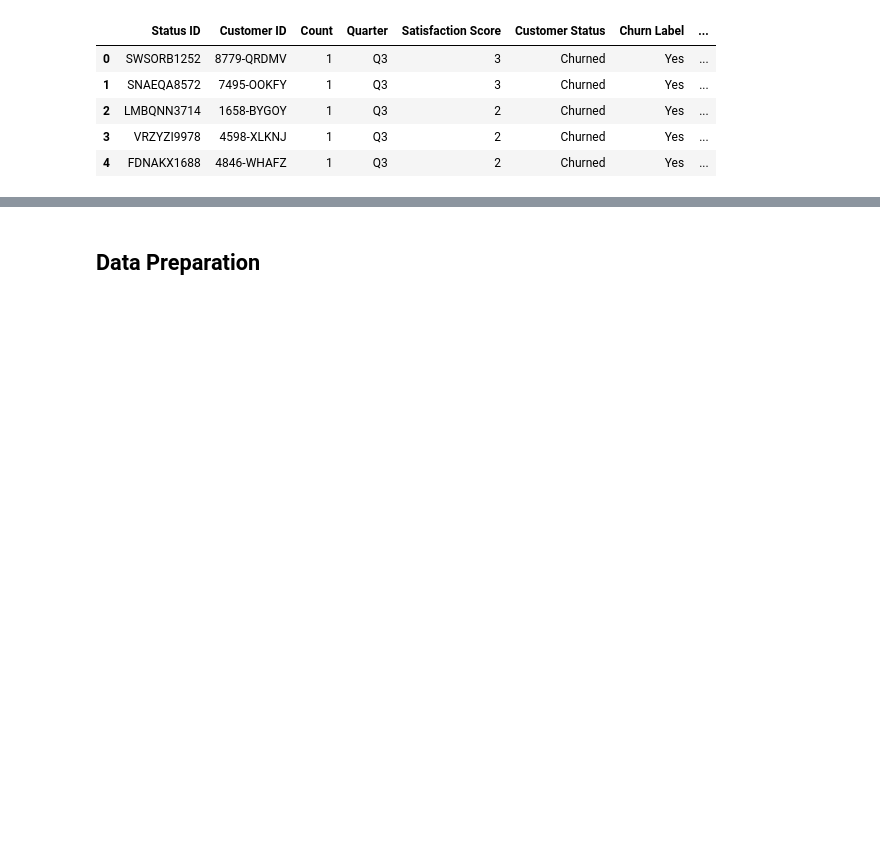
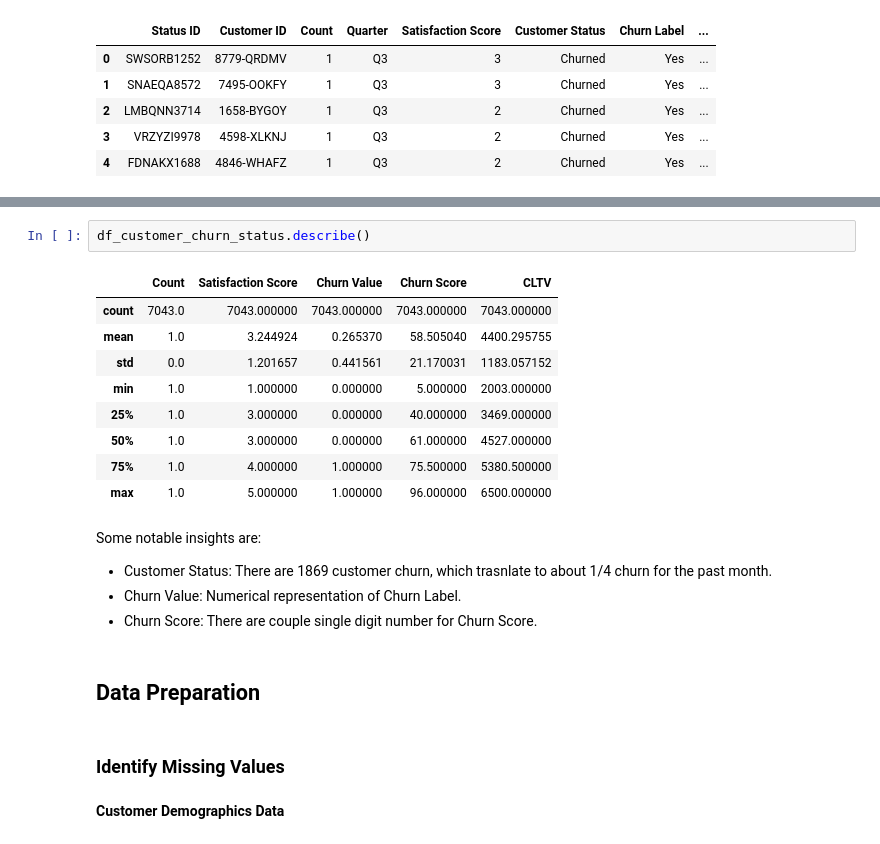
Before and after one commit to Jacky-Lam-CY/PROG74010-DataProject, a Jupyter notebook: PROG74010-DataProject.ipynb, the cells around one changed output, grey strips where cells are left out. Drawn from its saved outputs; the diff is of its cells as text; blank space fills up the shorter version.

```diff
--- a/PROG74010-DataProject.ipynb
+++ b/PROG74010-DataProject.ipynb
@@ -69,2 +270,23 @@ The purpose of this project is to use data visualization techniques learned in c
+# %%
+df_customer_churn_status.describe()
+# %% [output]
+|  | Count | Satisfaction Score | Churn Value | Churn Score | CLTV |
+| count | 7043.0 | 7043.000000 | 7043.000000 | 7043.000000 | 7043.000000 |
+| mean | 1.0 | 3.244924 | 0.265370 | 58.505040 | 4400.295755 |
+| std | 0.0 | 1.201657 | 0.441561 | 21.170031 | 1183.057152 |
+| min | 1.0 | 1.000000 | 0.000000 | 5.000000 | 2003.000000 |
+| 25% | 1.0 | 3.000000 | 0.000000 | 40.000000 | 3469.000000 |
+| 50% | 1.0 | 3.000000 | 0.000000 | 61.000000 | 4527.000000 |
+| 75% | 1.0 | 4.000000 | 1.000000 | 75.500000 | 5380.500000 |
+| max | 1.0 | 5.000000 | 1.000000 | 96.000000 | 6500.000000 |
+# %% [markdown]
+Some notable insights are:
+- Customer Status: There are 1869 customer churn, which trasnlate to about 1/4 churn for the past month.
+- Churn Value: Numerical representation of Churn Label.
+- Churn Score: There are couple single digit number for Churn Score.
 # %% [markdown]
 ## Data Preparation
+# %% [markdown]
+### Identify Missing Values
+# %% [markdown]
+**Customer Demographics Data**
```
Also changed, not shown: parts of 73 cells of this notebook.
